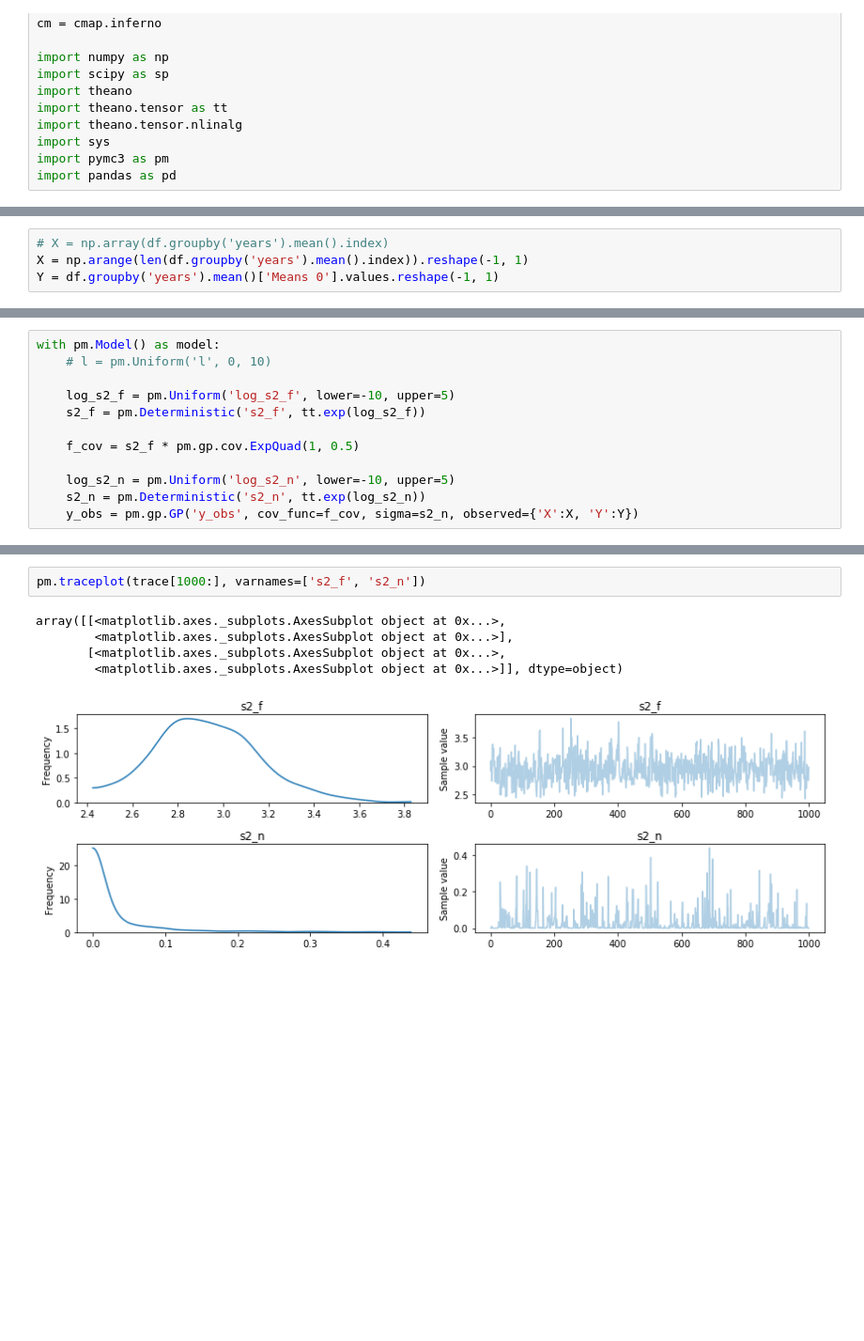
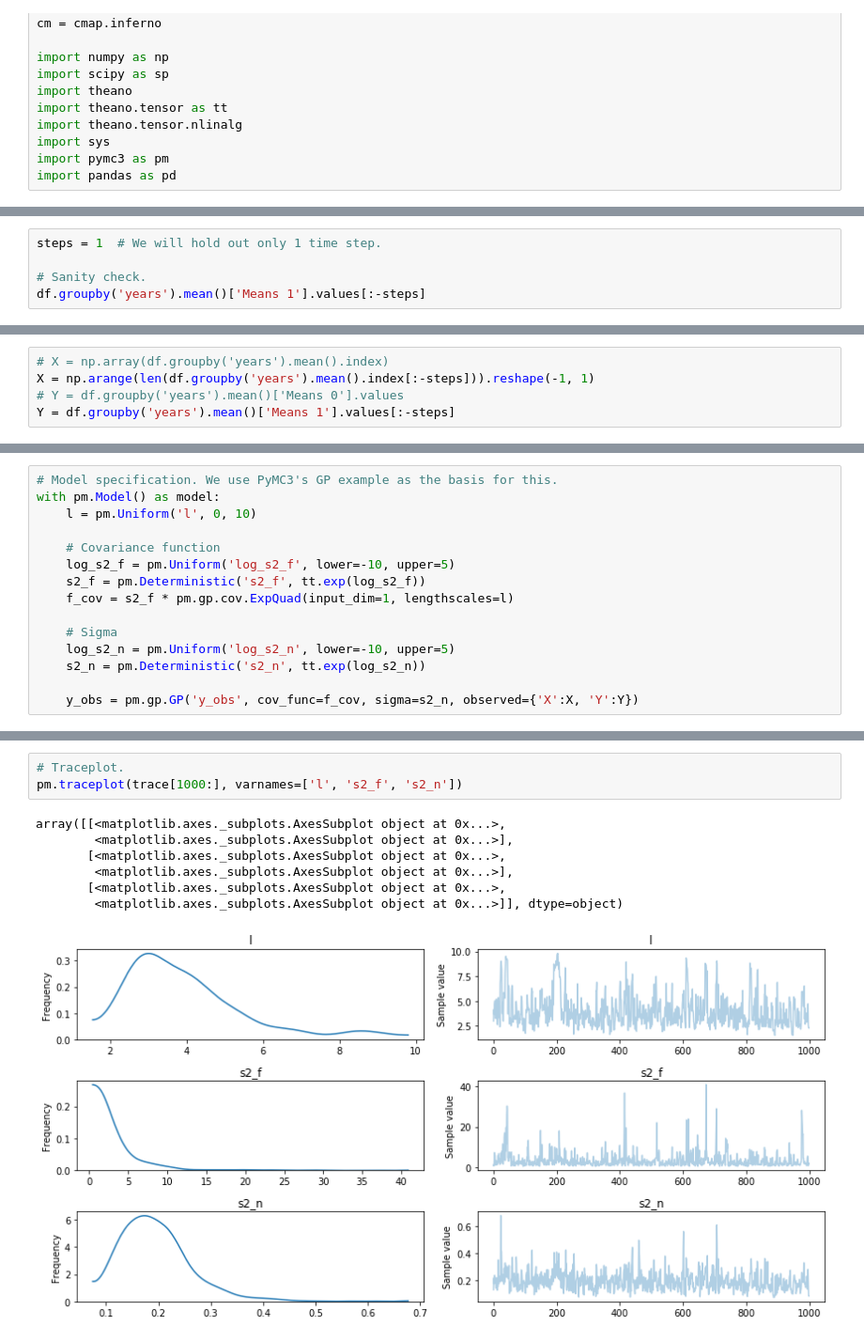
Before and after one commit to ericmjl/autoencoders, a Jupyter notebook: gaussian-process-regression.ipynb, the cells around one changed output, grey strips where cells are left out. Shown: that part at 94% size. Saved outputs shown, nothing was run; the diff lists cells and outputs as text; blank space fills up the shorter version.

```diff
--- a/gaussian-process-regression.ipynb
+++ b/gaussian-process-regression.ipynb
@@ -29,0 +50,5 @@ df.groupby('years').mean().plot()
+# %%
+steps = 1  # We will hold out only 1 time step.
+
+# Sanity check.
+df.groupby('years').mean()['Means 1'].values[:-steps]
@@ -30,4 +62,5 @@ df.groupby('years').mean().plot()
 # %%
 # X = np.array(df.groupby('years').mean().index)
-X = np.arange(len(df.groupby('years').mean().index)).reshape(-1, 1)
-Y = df.groupby('years').mean()['Means 0'].values.reshape(-1, 1)
+X = np.arange(len(df.groupby('years').mean().index[:-steps])).reshape(-1, 1)
+# Y = df.groupby('years').mean()['Means 0'].values
+Y = df.groupby('years').mean()['Means 1'].values[:-steps]
@@ -38,13 +73,16 @@ X.shape, Y.shape
 # %%
+# Model specification. We use PyMC3's GP example as the basis for this.
 with pm.Model() as model:
-    # l = pm.Uniform('l', 0, 10)
+    l = pm.Uniform('l', 0, 10)
 
+    # Covariance function
     log_s2_f = pm.Uniform('log_s2_f', lower=-10, upper=5)
     s2_f = pm.Deterministic('s2_f', tt.exp(log_s2_f))
+    f_cov = s2_f * pm.gp.cov.ExpQuad(input_dim=1, lengthscales=l)
 
-    f_cov = s2_f * pm.gp.cov.ExpQuad(1, 0.5)
-
+    # Sigma
     log_s2_n = pm.Uniform('log_s2_n', lower=-10, upper=5)
     s2_n = pm.Deterministic('s2_n', tt.exp(log_s2_n))
+
     y_obs = pm.gp.GP('y_obs', cov_func=f_cov, sigma=s2_n, observed={'X':X, 'Y':Y})
 # %%
@@ -71,9 +96,12 @@ Finished [100%]: Average ELBO = -716.49
 # %%
-pm.traceplot(trace[1000:], varnames=['s2_f', 's2_n'])
+# Traceplot.
+pm.traceplot(trace[1000:], varnames=['l', 's2_f', 's2_n'])
 # %% [output]
 array([[<matplotlib.axes._subplots.AxesSubplot object at 0x...>,
         <matplotlib.axes._subplots.AxesSubplot object at 0x...>],
        [<matplotlib.axes._subplots.AxesSubplot object at 0x...>,
+        <matplotlib.axes._subplots.AxesSubplot object at 0x...>],
+       [<matplotlib.axes._subplots.AxesSubplot object at 0x...>,
         <matplotlib.axes._subplots.AxesSubplot object at 0x...>]], dtype=object)
-[figure, old version]
+[figure, new version]
 # %%
```
Also changed, not shown: parts of 14 cells of this notebook, 2 other files.
